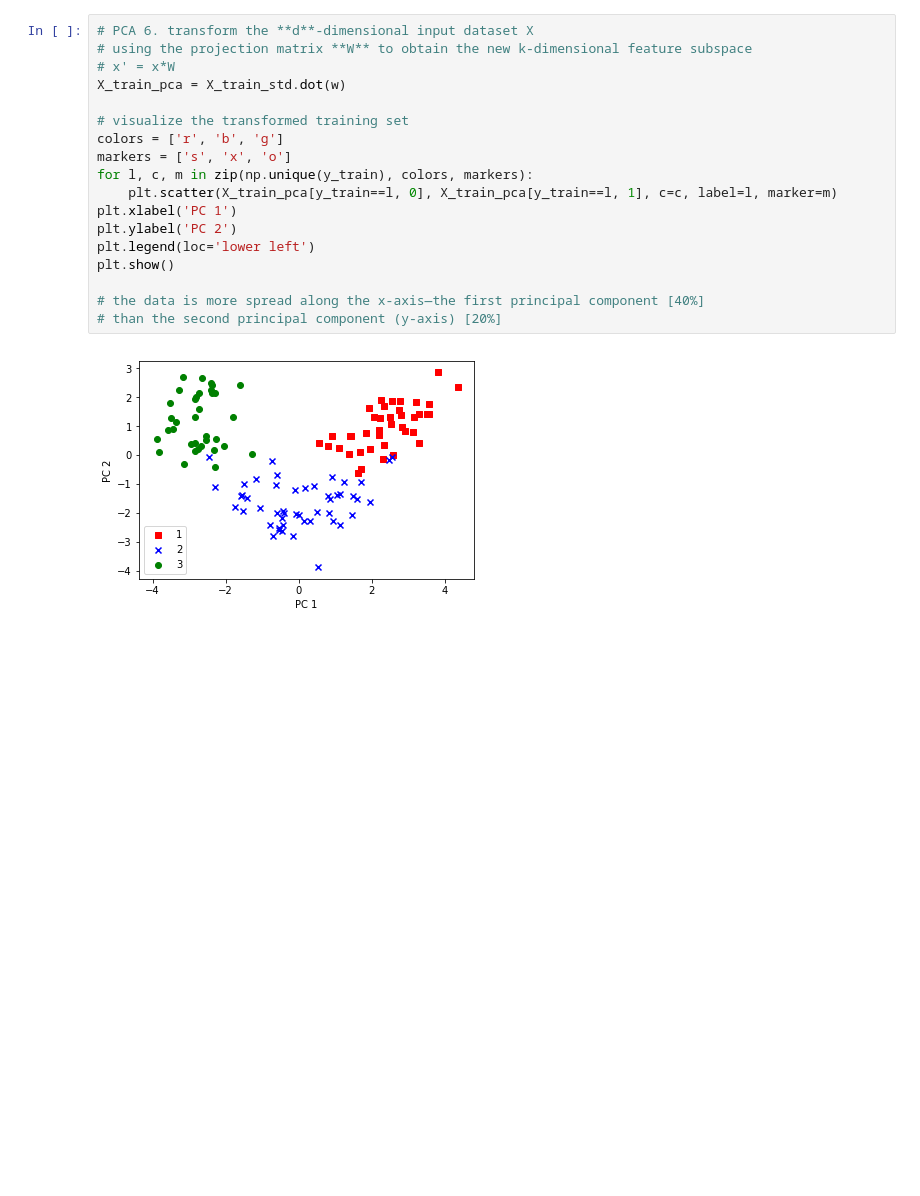
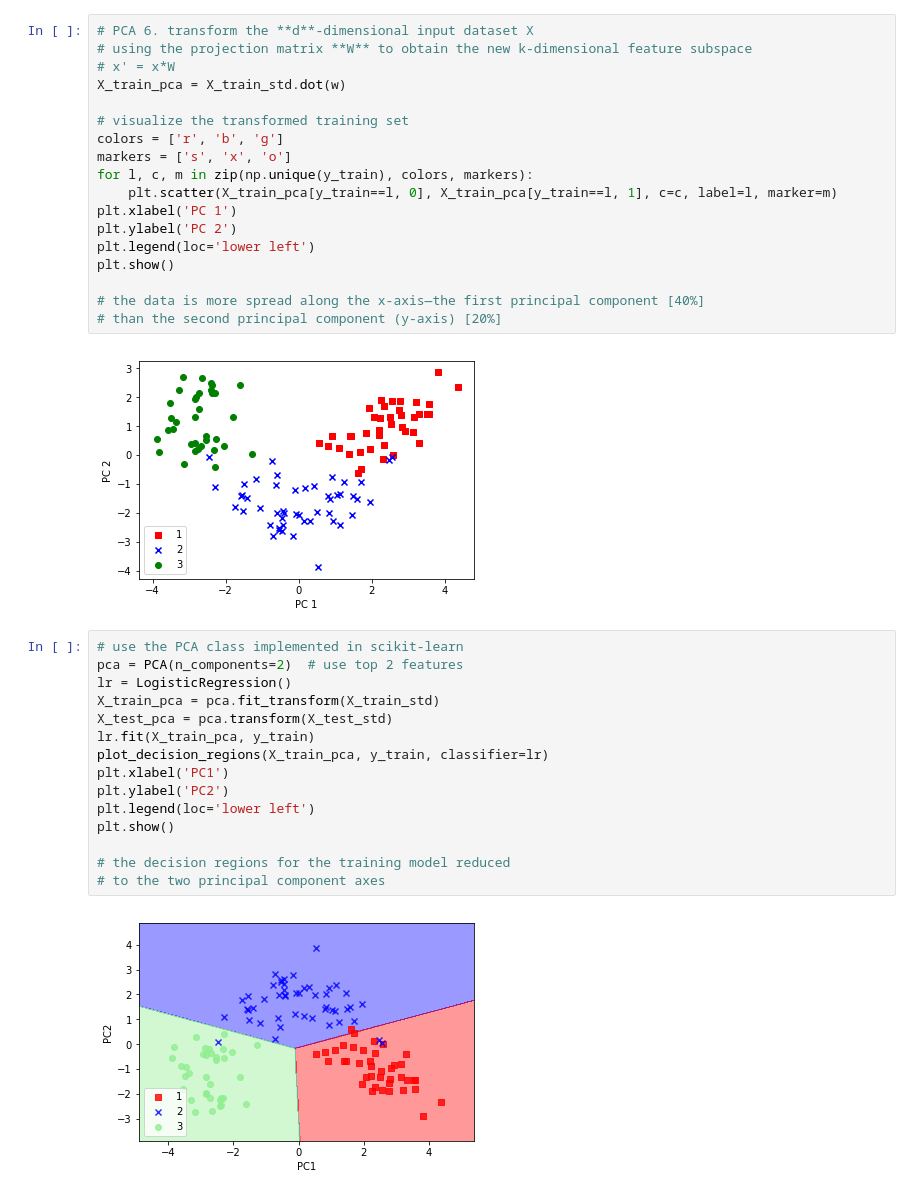
Before and after one commit to rarezhang/python_machine_learning, a Jupyter notebook: ch05_dimensionality_reduction/ch05_dimensionality_reduction.ipynb, the cells around one changed output. Drawn from its saved outputs; the diff is of its cells as text; blank space fills up the shorter version.

```diff
--- a/ch05_dimensionality_reduction/ch05_dimensionality_reduction.ipynb
+++ b/ch05_dimensionality_reduction/ch05_dimensionality_reduction.ipynb
@@ -98,3 +109,20 @@ plt.show()
 # than the second principal component (y-axis) [20%]
 # %% [output]
 [figure]
+# %%
+# use the PCA class implemented in scikit-learn
+pca = PCA(n_components=2)  # use top 2 features
+lr = LogisticRegression()
+X_train_pca = pca.fit_transform(X_train_std)
+X_test_pca = pca.transform(X_test_std)
+lr.fit(X_train_pca, y_train)
+plot_decision_regions(X_train_pca, y_train, classifier=lr)
+plt.xlabel('PC1')
+plt.ylabel('PC2')
+plt.legend(loc='lower left')
+plt.show()
+
+# the decision regions for the training model reduced
+# to the two principal component axes
+# %% [output]
+[figure, added]
```
Also changed, not shown: parts of 14 cells of this notebook, 3 other files.
